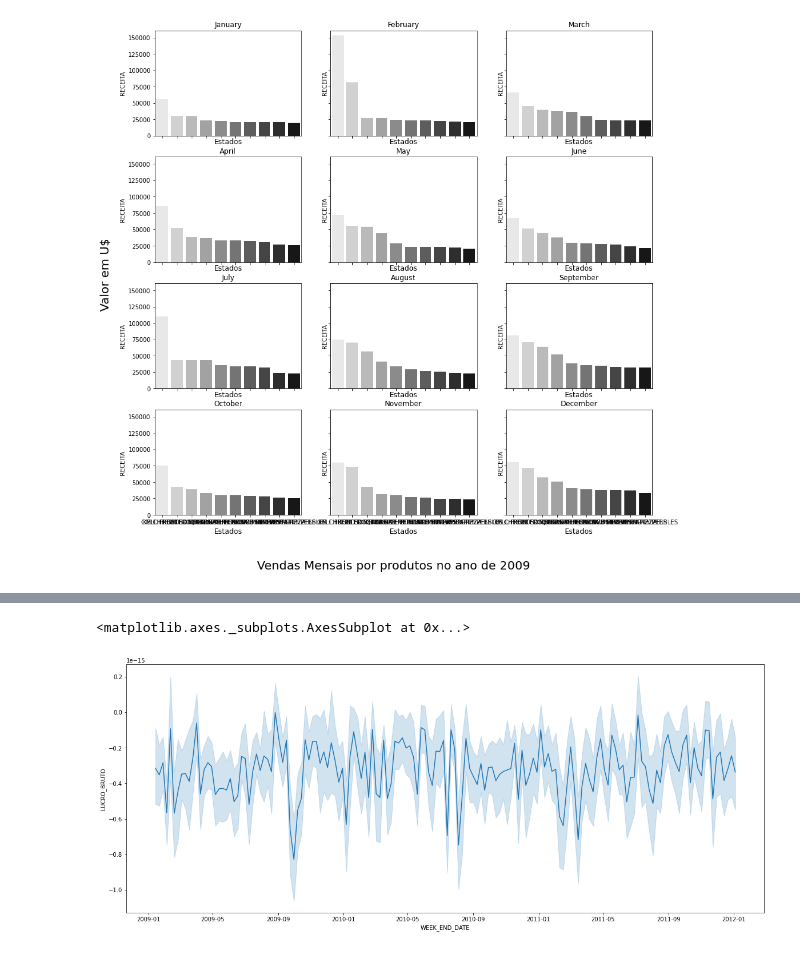
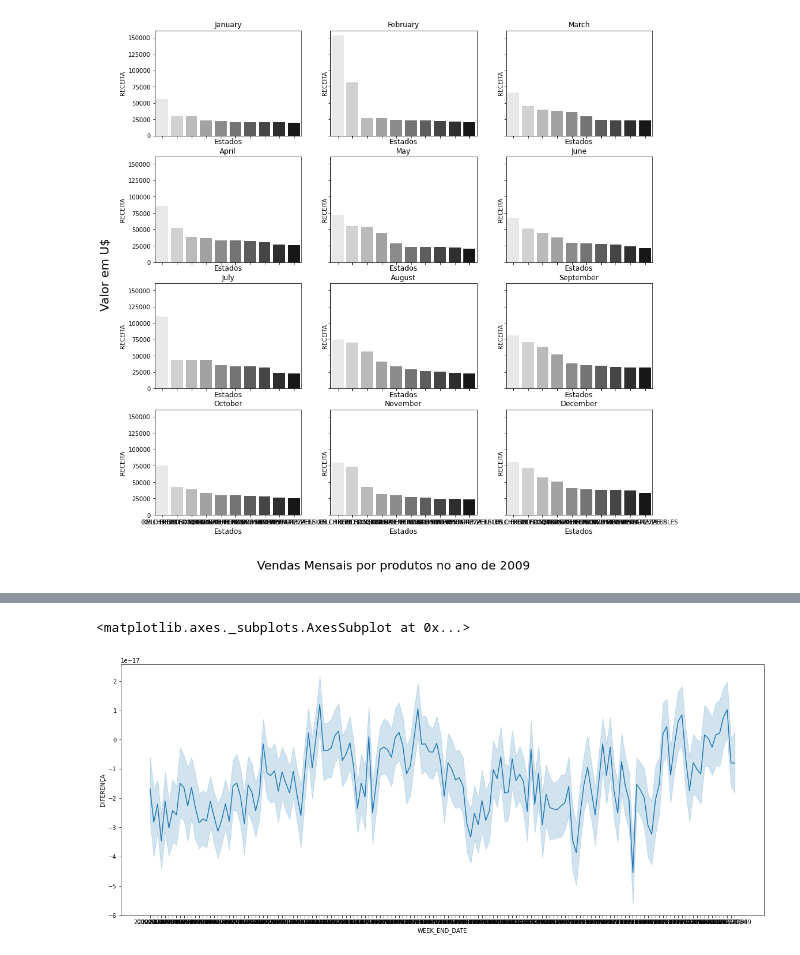
Before and after one commit to SamuelSousaFerreira/Breakfast-at-the-Frat---Time-Series-Analise, a Jupyter notebook: Breakfast_at_the_Frat.ipynb, the cells around one changed output, grey strips where cells are left out. Saved outputs shown, nothing was run; the diff lists cells and outputs as text; code cells hidden in the pictures.

```diff
--- a/Breakfast_at_the_Frat.ipynb
+++ b/Breakfast_at_the_Frat.ipynb
@@ -927,3 +929,8 @@ tudo_junto_luc= tudo_junto_rec.copy()
+# %%
+ tudo_junto_rec = pd.read_csv('/content/drive/MyDrive/Portfólio/dunnhumby _Breakfast-at-the-Frat/tudo_junto_receita.csv')
+tudo_junto_luc= tudo_junto_rec.copy()
+# %%
+tudo_junto_luc['WEEK_END_DATE'] = pd.to_datetime(tudo_junto_luc.WEEK_END_DATE)
 # %%
 tudo_junto_luc['LUCRO_BRUTO'] = tudo_junto_luc.RECEITA - tudo_junto_luc.SPEND
 tudo_junto_luc.to_csv('tudo_junto_lucro+receita.csv')
@@ -929,0 +948,5 @@ tudo_junto_luc.to_csv('tudo_junto_lucro+receita.csv')
+# %%
+analise_preços = tudo_junto_luc[['WEEK_END_DATE','SPEND','UNITS','BASE_PRICE','PRICE']]
+analise_preços['SPEND/UNITS'] = analise_preços.SPEND/analise_preços.UNITS
+analise_preços['DIFERENÇA'] = (analise_preços.PRICE - analise_preços['SPEND/UNITS'])
+analise_preços
@@ -930,7 +977,6 @@ tudo_junto_luc.to_csv('tudo_junto_lucro+receita.csv')
 # %%
 plt.figure(figsize=(20,8))
-
-sns.lineplot(x='WEEK_END_DATE', y='LUCRO_BRUTO', data=tudo_junto_luc)
+sns.lineplot(x='WEEK_END_DATE',y='DIFERENÇA',data=analise_preços)
 # %% [output]
 <matplotlib.axes._subplots.AxesSubplot at 0x...>
-[figure, old version]
+[figure, new version]
```
Also changed, not shown: parts of 21 cells of this notebook.
